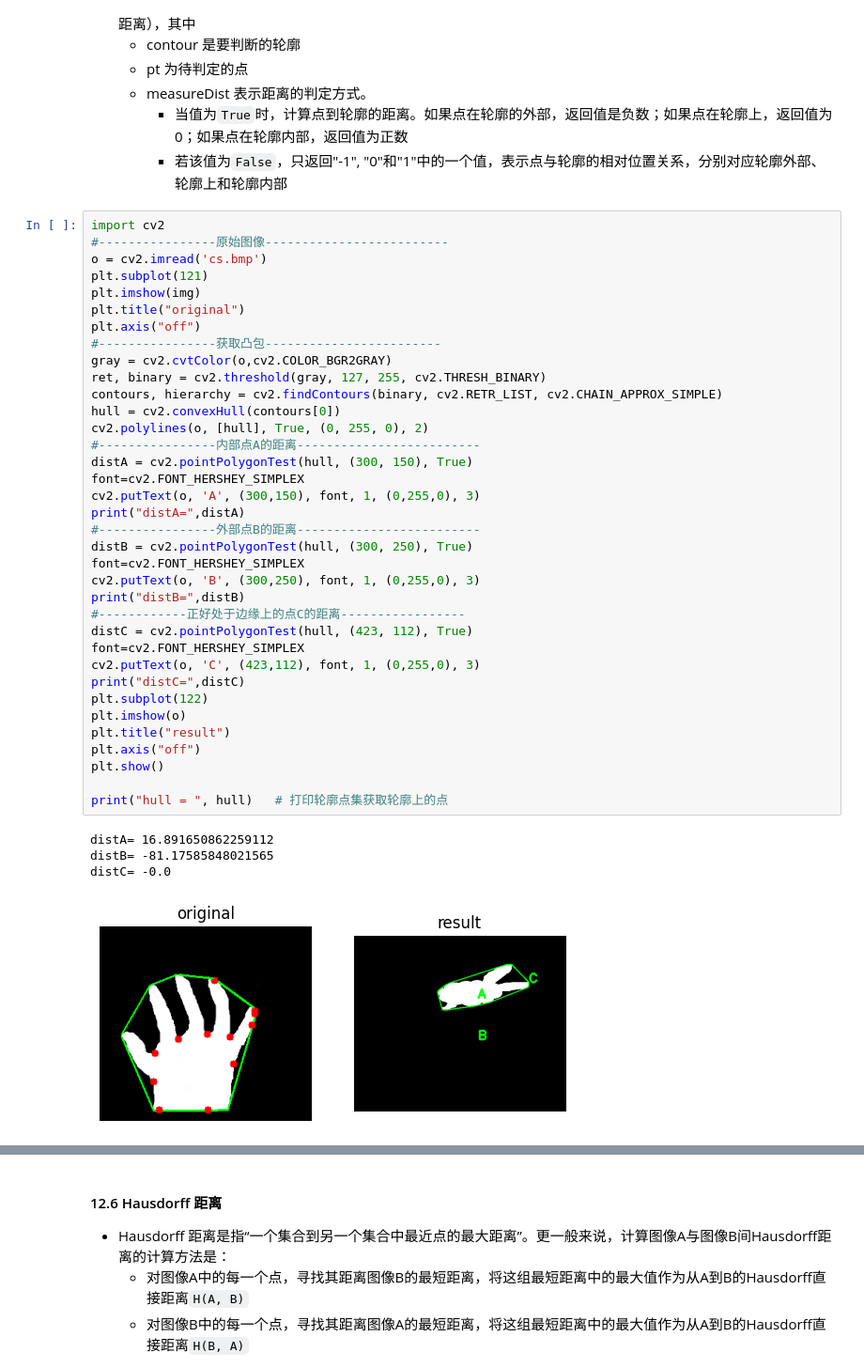
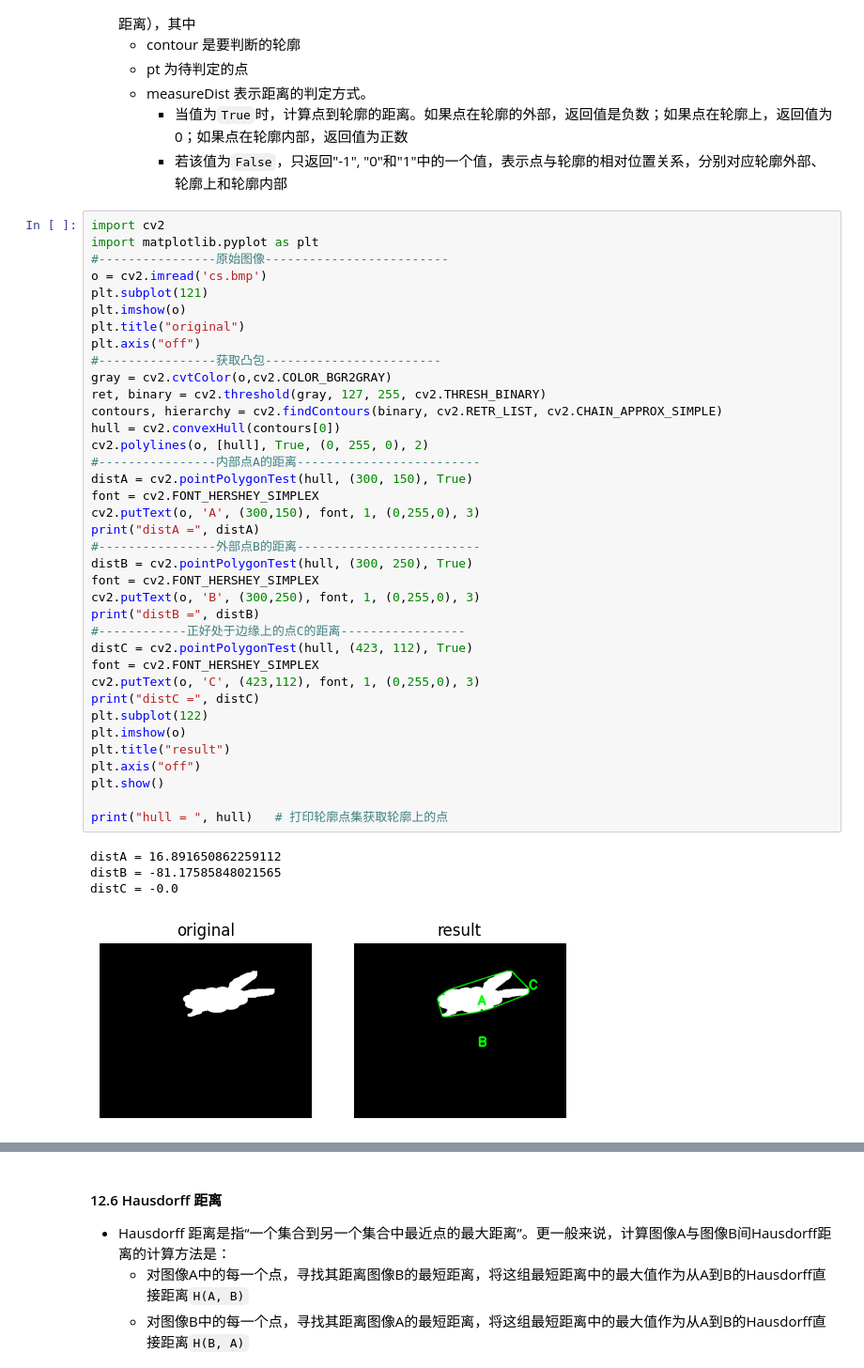
Before and after one commit to MercuryHaipeng/Getting-Started-with-OpenCV-Python-Edition-2nd-Edition-, a Jupyter notebook: Chapter 12/12-2.ipynb, the cells around one changed output, grey strips where cells are left out. Shown at 94% size. Cells and saved outputs as stored; diff of their text form.

```diff
--- a/Chapter 12/12-2.ipynb
+++ b/Chapter 12/12-2.ipynb
@@ -89,45 +89,46 @@ defects.shape = (12, 1, 4)
         - 若该值为`False`，只返回"-1", "0"和"1"中的一个值，表示点与轮廓的相对位置关系，分别对应轮廓外部、轮廓上和轮廓内部
 # %%
 import cv2
+import matplotlib.pyplot as plt
 #----------------原始图像-------------------------
 o = cv2.imread('cs.bmp')
 plt.subplot(121)
-plt.imshow(img)
+plt.imshow(o)
 plt.title("original")
 plt.axis("off")
 #----------------获取凸包------------------------
 gray = cv2.cvtColor(o,cv2.COLOR_BGR2GRAY)
 ret, binary = cv2.threshold(gray, 127, 255, cv2.THRESH_BINARY)
 contours, hierarchy = cv2.findContours(binary, cv2.RETR_LIST, cv2.CHAIN_APPROX_SIMPLE)
 hull = cv2.convexHull(contours[0])
 cv2.polylines(o, [hull], True, (0, 255, 0), 2)
 #----------------内部点A的距离-------------------------
 distA = cv2.pointPolygonTest(hull, (300, 150), True)
-font=cv2.FONT_HERSHEY_SIMPLEX
+font = cv2.FONT_HERSHEY_SIMPLEX
 cv2.putText(o, 'A', (300,150), font, 1, (0,255,0), 3)
-print("distA=",distA)
+print("distA =", distA)
 #----------------外部点B的距离-------------------------
 distB = cv2.pointPolygonTest(hull, (300, 250), True)
-font=cv2.FONT_HERSHEY_SIMPLEX
+font = cv2.FONT_HERSHEY_SIMPLEX
 cv2.putText(o, 'B', (300,250), font, 1, (0,255,0), 3)
-print("distB=",distB)
+print("distB =", distB)
 #------------正好处于边缘上的点C的距离-----------------
 distC = cv2.pointPolygonTest(hull, (423, 112), True)
-font=cv2.FONT_HERSHEY_SIMPLEX
+font = cv2.FONT_HERSHEY_SIMPLEX
 cv2.putText(o, 'C', (423,112), font, 1, (0,255,0), 3)
-print("distC=",distC)
+print("distC =", distC)
 plt.subplot(122)
 plt.imshow(o)
 plt.title("result")
 plt.axis("off")
 plt.show()
 
 print("hull = ", hull)   # 打印轮廓点集获取轮廓上的点
 # %% [output]
-distA= 16.891650862259112
-distB= -81.17585848021565
-distC= -0.0
+distA = 16.891650862259112
+distB = -81.17585848021565
+distC = -0.0
-[figure, old version]
+[figure, new version]
 hull =  [[[381  69]]
 
  [[423 112]]
```
Also changed, not shown: parts of 2 cells of this notebook, 1 other file.
